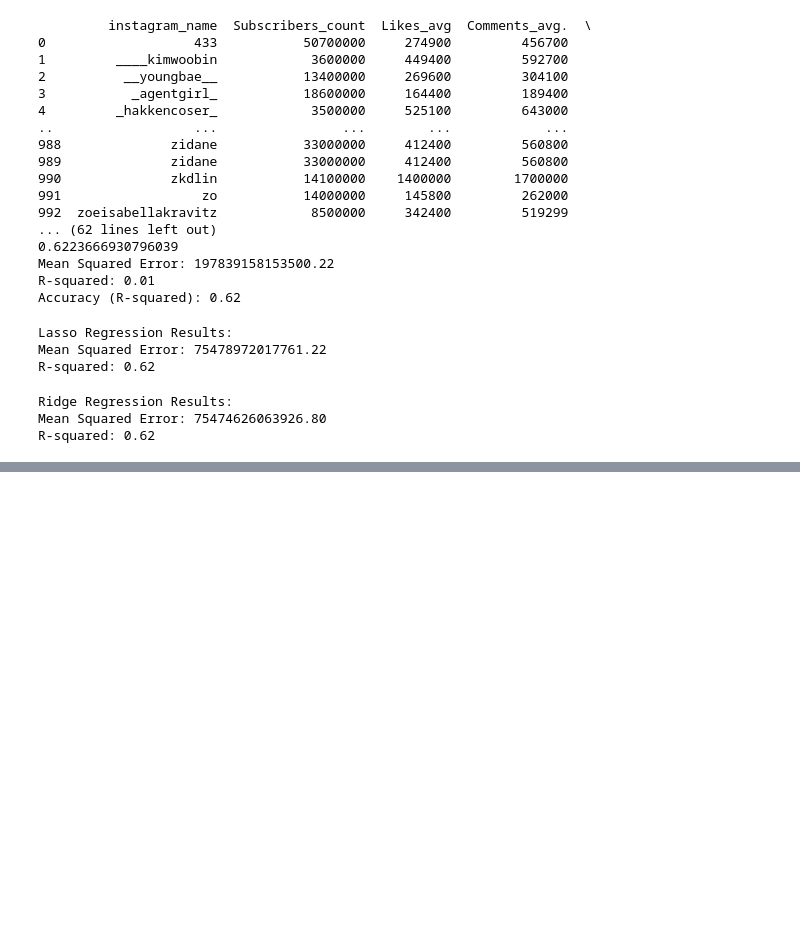
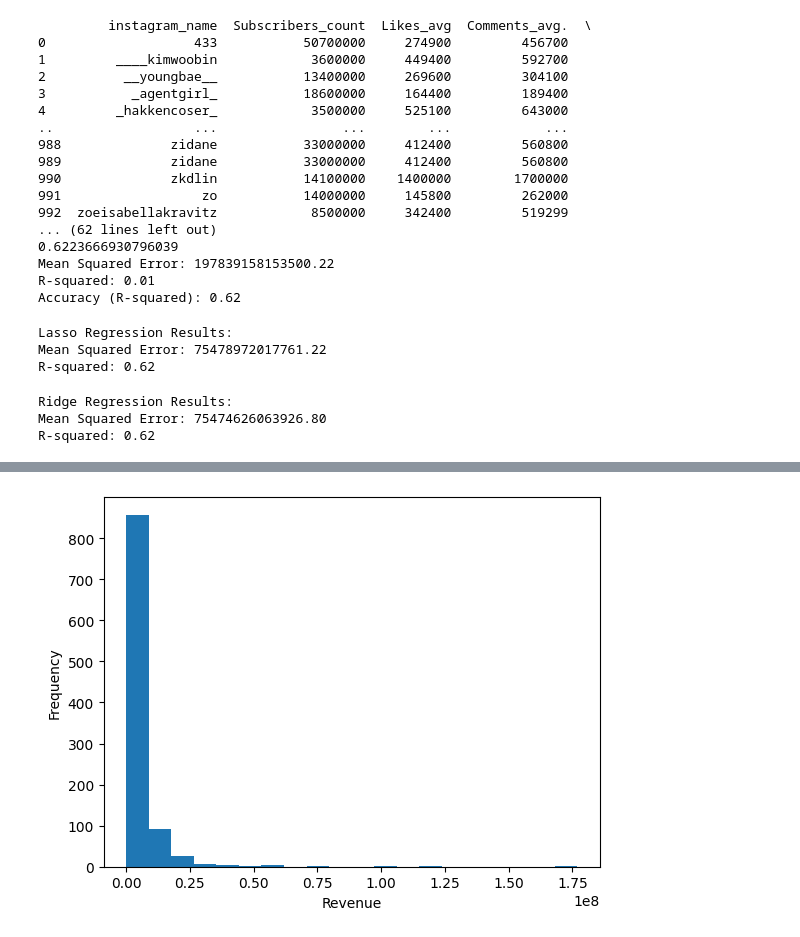
Before and after one commit to sriramreddy-7/DAFE_ML, a Jupyter notebook: DAFE_7.ipynb, the cells around one changed output, grey strips where cells are left out. Cells and saved outputs as stored; diff of their text form; code cells hidden in the pictures; blank space fills up the shorter version.

```diff
--- a/DAFE_7.ipynb
+++ b/DAFE_7.ipynb
@@ -178,0 +201,7 @@ R-squared: 0.62
+# %%
+plt.hist(df['revenue'], bins=20)
+plt.xlabel('Revenue')
+plt.ylabel('Frequency')
+plt.show()
+# %% [output]
+[figure, added]
```
Also changed, not shown: parts of 4 cells of this notebook.
